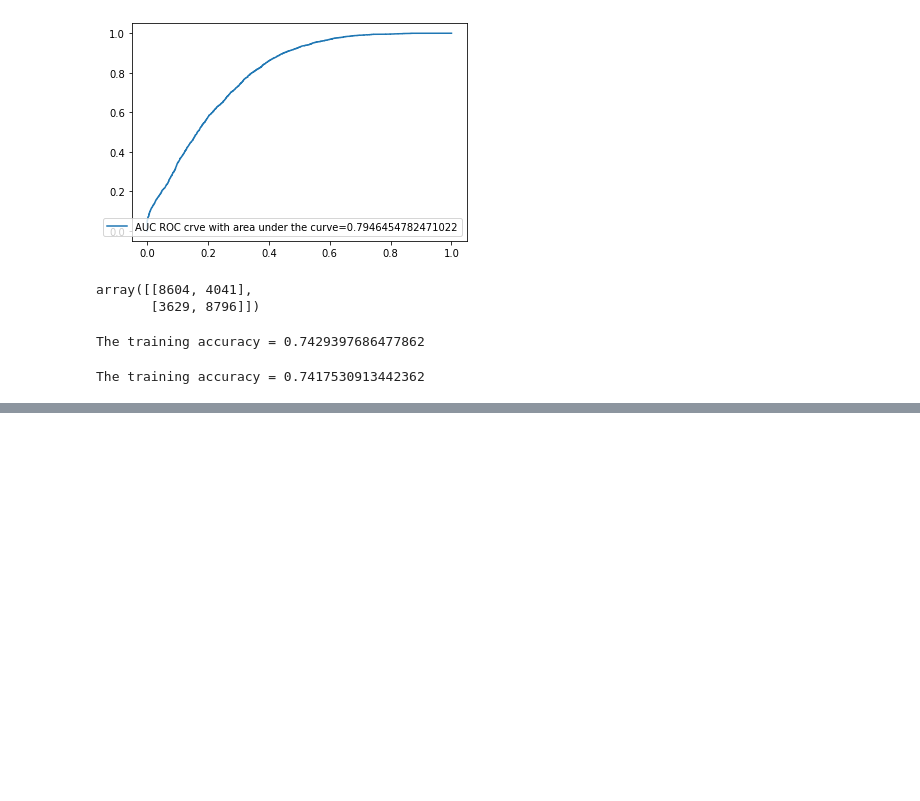
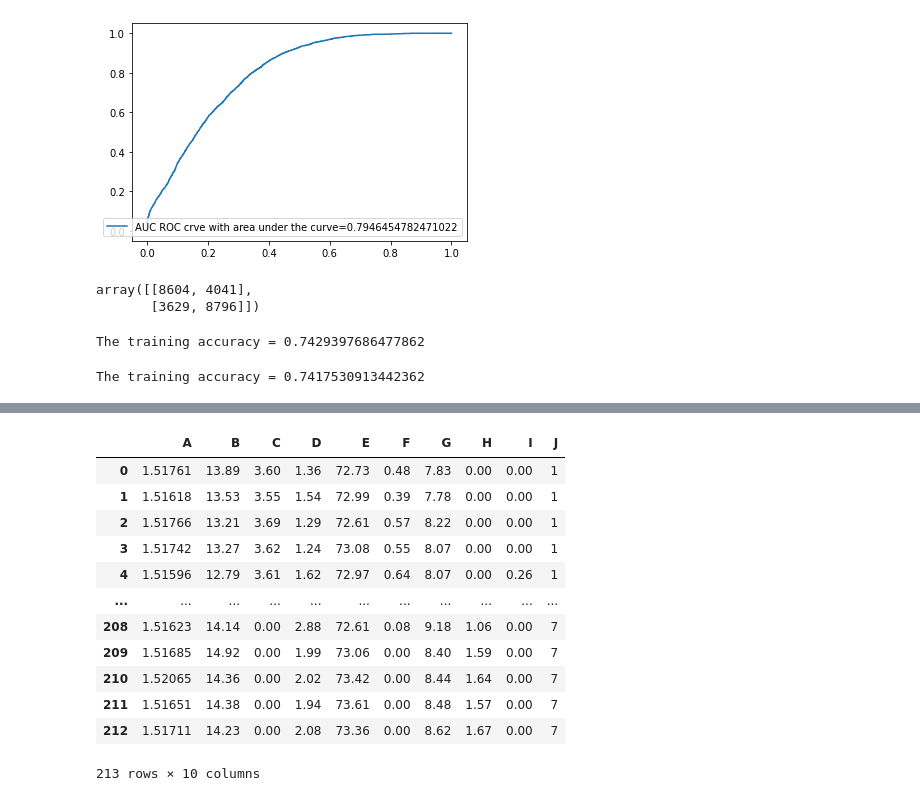
Before and after one commit to abhi-lejon/Machine-learning, a Jupyter notebook: SVM_detailed.ipynb, the cells around one changed output, grey strips where cells are left out. Saved outputs shown, nothing was run; the diff lists cells and outputs as text; code cells hidden in the pictures; blank space fills up the shorter version.

```diff
--- a/SVM_detailed.ipynb
+++ b/SVM_detailed.ipynb
@@ -337,3 +337,7 @@ The training accuracy = 0.7417530913442362
 Classifier_6=generate_clf(1,10)
 # %%
 #In SVM only optimal C and Gamma as to be choosen. Otherwise it fits the model.
+# %%
+ ##Lets use Multiclass classification dataset, where we apply binary classifiers to a dataset by it into multiple binary classification datasets.
+import pandas as pd
+df=pd.read_csv('/content/glass.csv')
@@ -339,0 +357,18 @@ Classifier_6=generate_clf(1,10)
+# %%
+df.rename(columns={'1.52101':'A','13.64':'B','4.49':'C','1.10':'D','71.78':'E','0.06':'F','8.75':'G','0.00':'H','0.00.1':'I','1':'J'},inplace=True)
+# %%
+df
+# %% [output]
+|  | A | B | C | D | E | F | G | H | I | J |
+| 0 | 1.51761 | 13.89 | 3.60 | 1.36 | 72.73 | 0.48 | 7.83 | 0.00 | 0.00 | 1 |
+| 1 | 1.51618 | 13.53 | 3.55 | 1.54 | 72.99 | 0.39 | 7.78 | 0.00 | 0.00 | 1 |
+| 2 | 1.51766 | 13.21 | 3.69 | 1.29 | 72.61 | 0.57 | 8.22 | 0.00 | 0.00 | 1 |
+| 3 | 1.51742 | 13.27 | 3.62 | 1.24 | 73.08 | 0.55 | 8.07 | 0.00 | 0.00 | 1 |
+| 4 | 1.51596 | 12.79 | 3.61 | 1.62 | 72.97 | 0.64 | 8.07 | 0.00 | 0.26 | 1 |
+| ... | ... | ... | ... | ... | ... | ... | ... | ... | ... | ... |
+| 208 | 1.51623 | 14.14 | 0.00 | 2.88 | 72.61 | 0.08 | 9.18 | 1.06 | 0.00 | 7 |
+| 209 | 1.51685 | 14.92 | 0.00 | 1.99 | 73.06 | 0.00 | 8.40 | 1.59 | 0.00 | 7 |
+| 210 | 1.52065 | 14.36 | 0.00 | 2.02 | 73.42 | 0.00 | 8.44 | 1.64 | 0.00 | 7 |
+| 211 | 1.51651 | 14.38 | 0.00 | 1.94 | 73.61 | 0.00 | 8.48 | 1.57 | 0.00 | 7 |
+| 212 | 1.51711 | 14.23 | 0.00 | 2.08 | 73.36 | 0.00 | 8.62 | 1.67 | 0.00 | 7 |
+213 rows × 10 columns
```
Also changed, not shown: parts of 11 cells of this notebook.
